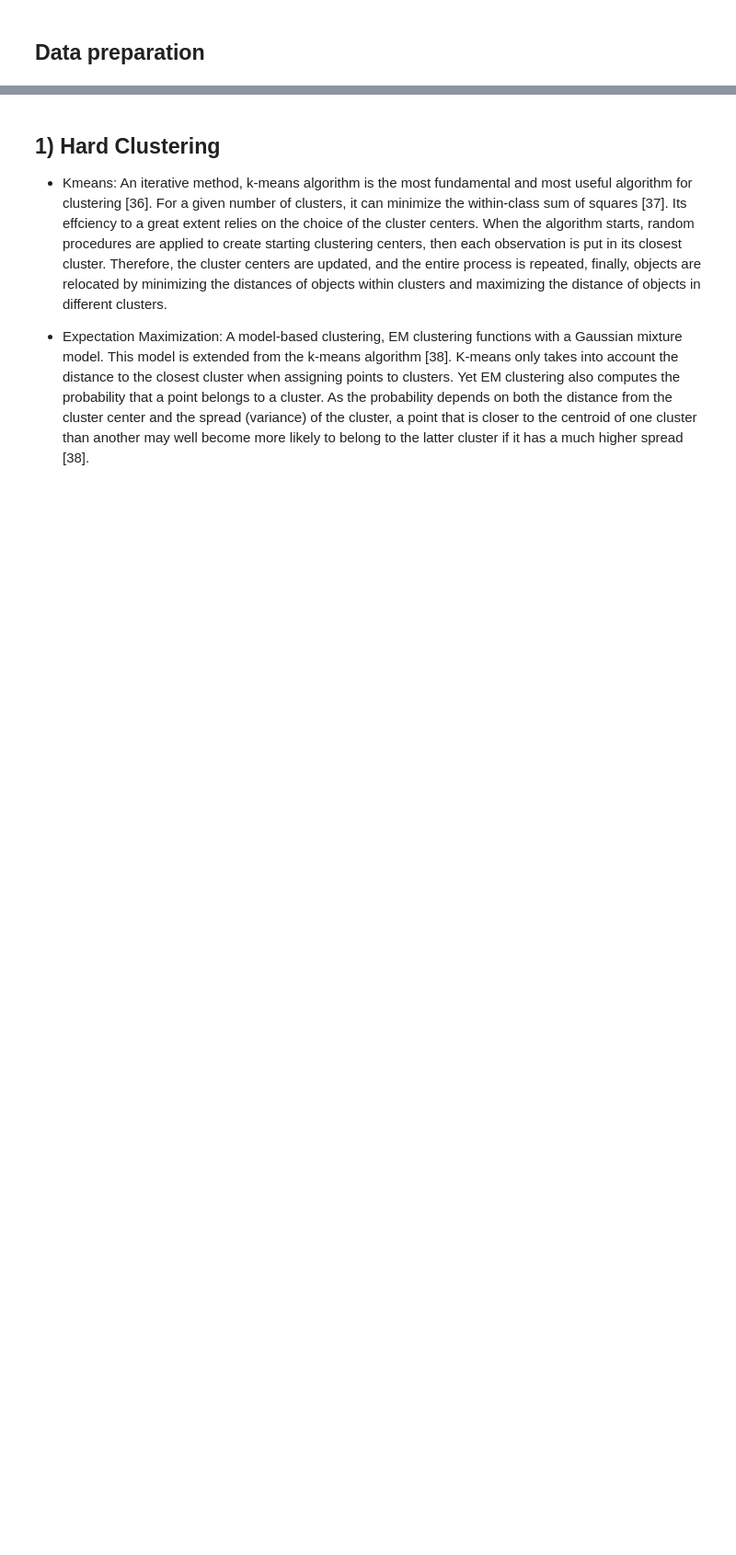
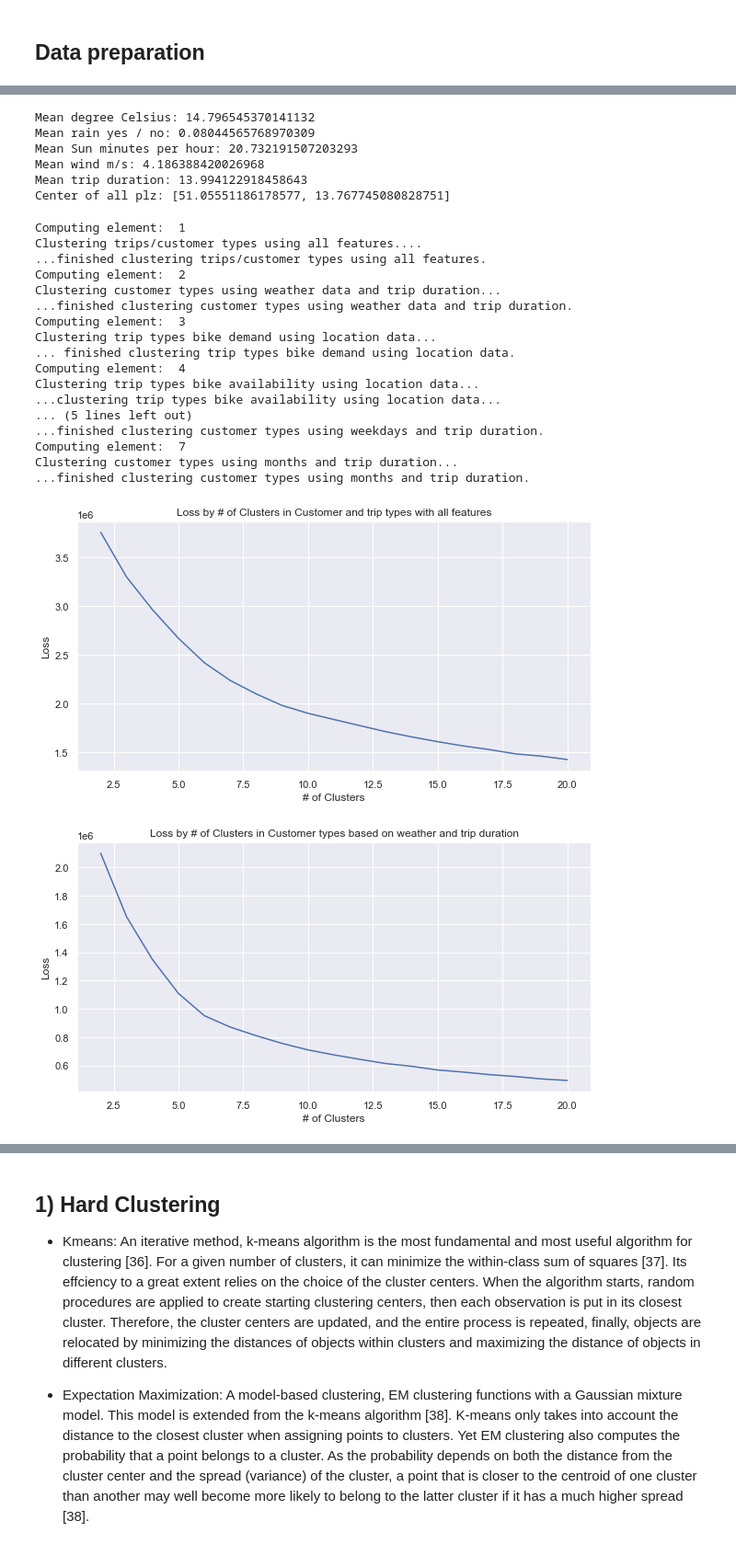
Before and after one commit to mulko93/AAA_Jupyter_Explorers, a Jupyter notebook: notebooks/03_Cluster_Analysis.ipynb, the cells around one changed output, grey strips where cells are left out. Shown at 92% size. Cells and saved outputs as stored; diff of their text form; code cells hidden in the pictures; blank space fills up the shorter version.

Commit message:
Final Clustering Notebook featuring Preparation, Feature Selection, Hard & Soft Clustering and Evaluation

```diff
--- a/notebooks/03_Cluster_Analysis.ipynb
+++ b/notebooks/03_Cluster_Analysis.ipynb
@@ -94,0 +293,18 @@ Real Estate, Corporations, and Government Institutions.
+# %%
+### features we'll use for clustering
+describe = df[['trip_duration', 'air_deg', 'rain_yn', 'sun_hour', 'wind_ms', 'weekdays', 'hour','month','plz', 'p_lat_start', 'p_lng_start', 'p_lat_end', 'p_lng_end']]
+df[['trip_duration', 'air_deg', 'rain_yn', 'sun_hour', 'wind_ms', 'weekdays', 'hour','month','plz', 'p_lat_start', 'p_lng_start', 'p_lat_end', 'p_lng_end']].head(5)
+
+print('Mean degree Celsius:',describe['air_deg'].mean(),
+      '\nMean rain yes / no:',describe['rain_yn'].mean(),
+      '\nMean Sun minutes per hour:', describe['sun_hour'].mean(),
+      '\nMean wind m/s:', describe['wind_ms'].mean(),
+      '\nMean trip duration:', describe['trip_duration'].mean(),
+      '\nCenter of all plz:', get_center(plz_df))
+# %% [output]
+Mean degree Celsius: 14.796545370141132
+Mean rain yes / no: 0.08044565768970309
+Mean Sun minutes per hour: 20.732191507203293
+Mean wind m/s: 4.186388420026968
+Mean trip duration: 13.994122918458643
+Center of all plz: [51.05551186178577, 13.767745080828751]
@@ -94,0 +418,25 @@ Real Estate, Corporations, and Government Institutions.
+# %%
+clusters=[]
+clusters = ['tripCustomerAll', 'weatherDuration', 'bikeDemand', 'bikeAvailability', 'hourDuration', 'weekdayDuration', 'monthDuration']
+
+createAllclusters(df, clusters)
+# %% [output]
+Computing element:  1
+Clustering trips/customer types using all features....
+...finished clustering trips/customer types using all features.
+Computing element:  2
+Clustering customer types using weather data and trip duration...
+...finished clustering customer types using weather data and trip duration.
+Computing element:  3
+Clustering trip types bike demand using location data...
+... finished clustering trip types bike demand using location data.
+Computing element:  4
+Clustering trip types bike availability using location data...
+...clustering trip types bike availability using location data...
+... (5 lines left out)
+...finished clustering customer types using weekdays and trip duration.
+Computing element:  7
+Clustering customer types using months and trip duration...
+...finished clustering customer types using months and trip duration.
+[figure, added]
+[figure, added]
```
Also changed, not shown: parts of 47 cells of this notebook, 2 other files.
